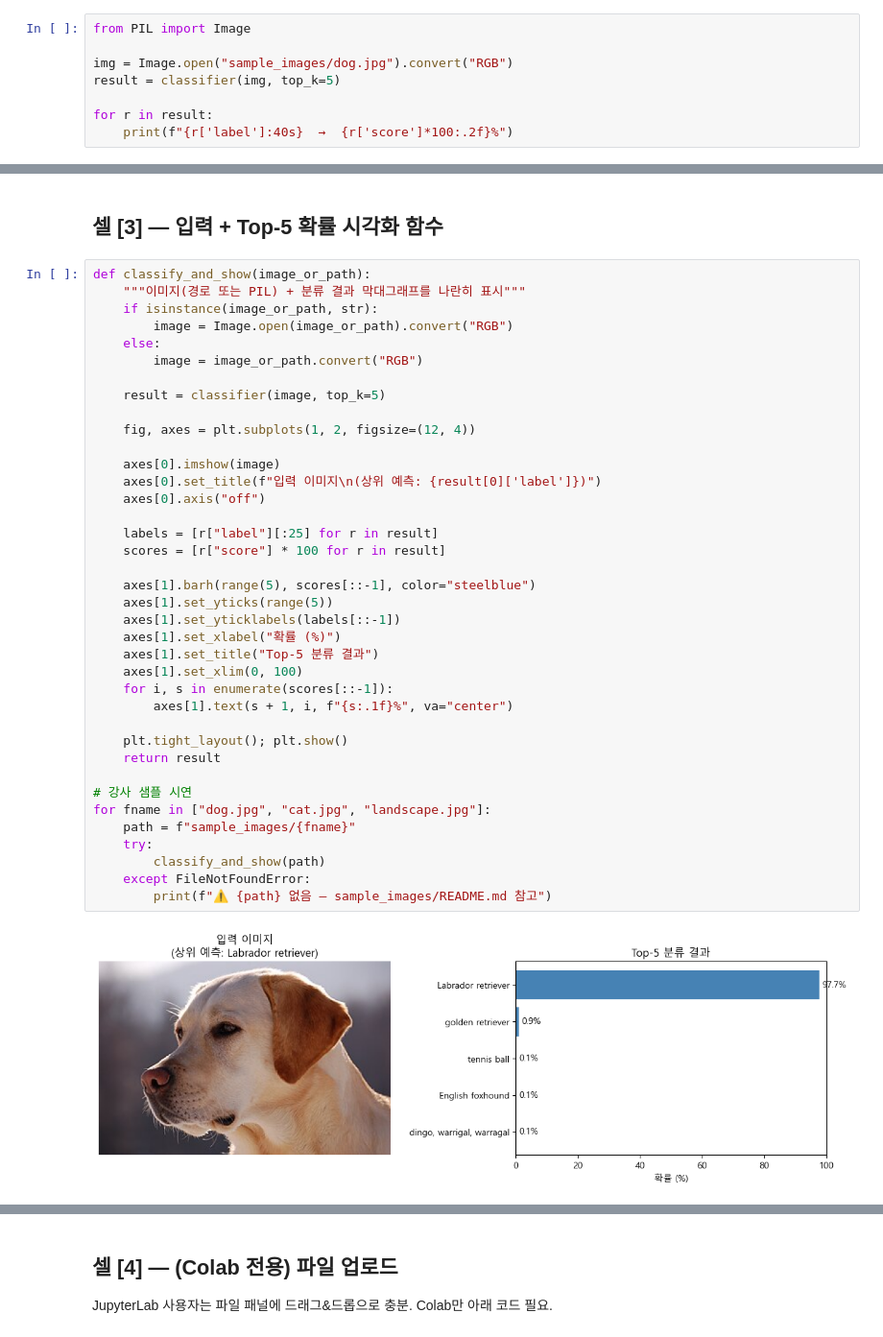
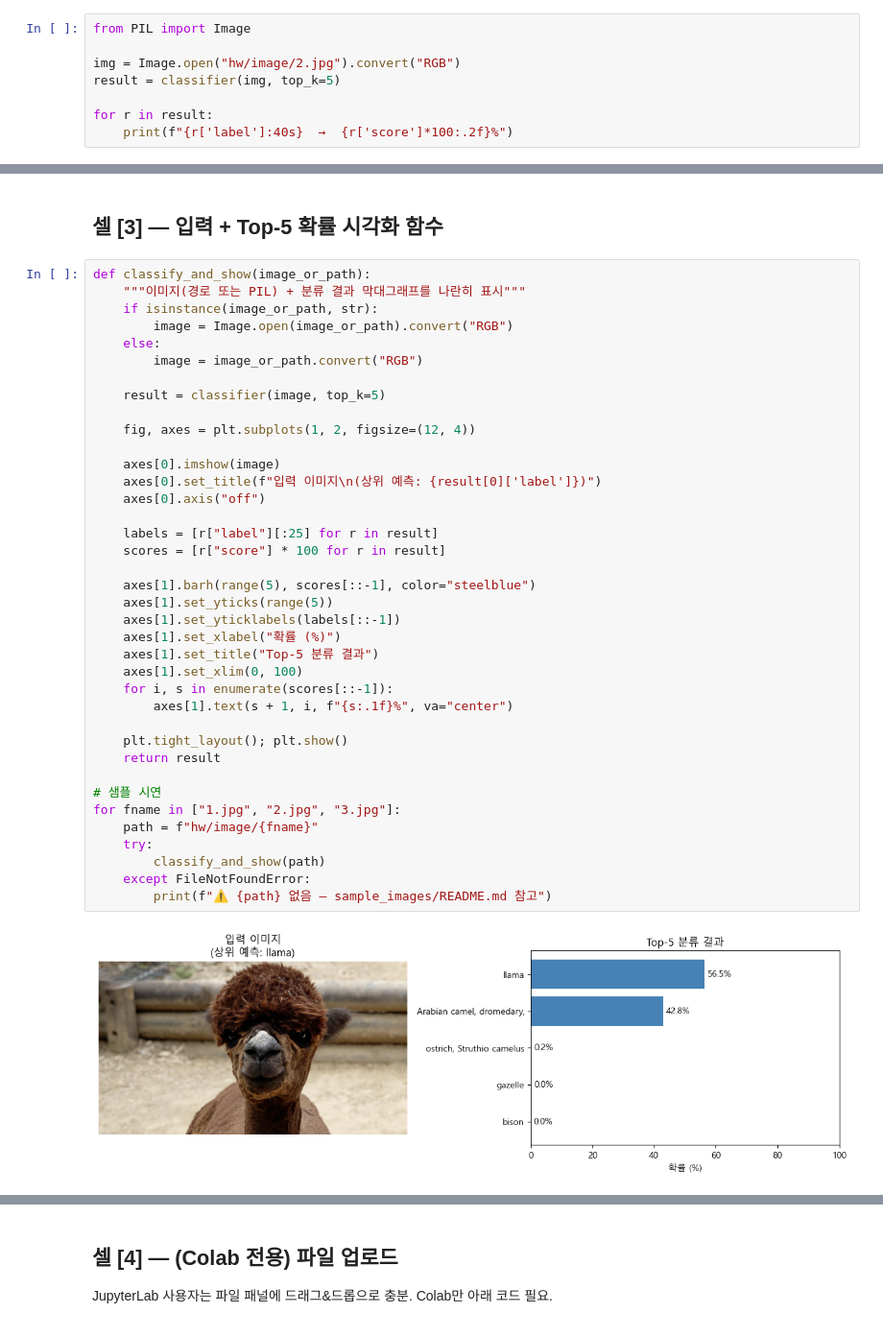
Before and after one commit to parkj00won/3-1_bigdata-project, a Jupyter notebook: 12_week/03_pretrained_vit.ipynb, the cells around one changed output, grey strips where cells are left out. Shown at 96% size. Cells and saved outputs as stored; diff of their text form.

```diff
--- a/12_week/03_pretrained_vit.ipynb
+++ b/12_week/03_pretrained_vit.ipynb
@@ -54,7 +53,7 @@ Warning: You are sending unauthenticated requests to the HF Hub. Please set a HF
 # %%
 from PIL import Image
 
-img = Image.open("sample_images/dog.jpg").convert("RGB")
+img = Image.open("hw/image/2.jpg").convert("RGB")
 result = classifier(img, top_k=5)
 
 for r in result:
@@ -76,34 +75,34 @@ def classify_and_show(image_or_path):
         image = image_or_path.convert("RGB")
 
     result = classifier(image, top_k=5)
 
     fig, axes = plt.subplots(1, 2, figsize=(12, 4))
 
     axes[0].imshow(image)
     axes[0].set_title(f"입력 이미지\n(상위 예측: {result[0]['label']})")
     axes[0].axis("off")
 
     labels = [r["label"][:25] for r in result]
     scores = [r["score"] * 100 for r in result]
 
     axes[1].barh(range(5), scores[::-1], color="steelblue")
     axes[1].set_yticks(range(5))
     axes[1].set_yticklabels(labels[::-1])
     axes[1].set_xlabel("확률 (%)")
     axes[1].set_title("Top-5 분류 결과")
     axes[1].set_xlim(0, 100)
     for i, s in enumerate(scores[::-1]):
         axes[1].text(s + 1, i, f"{s:.1f}%", va="center")
 
     plt.tight_layout(); plt.show()
     return result
 
-# 강사 샘플 시연
-for fname in ["dog.jpg", "cat.jpg", "landscape.jpg"]:
-    path = f"sample_images/{fname}"
+# 샘플 시연
+for fname in ["1.jpg", "2.jpg", "3.jpg"]:
+    path = f"hw/image/{fname}"
     try:
         classify_and_show(path)
     except FileNotFoundError:
         print(f"⚠️ {path} 없음 — sample_images/README.md 참고")
 # %% [output]
-[figure, old version]
+[figure, new version]
```
Also changed, not shown: parts of 14 cells of this notebook, 3 other files.
